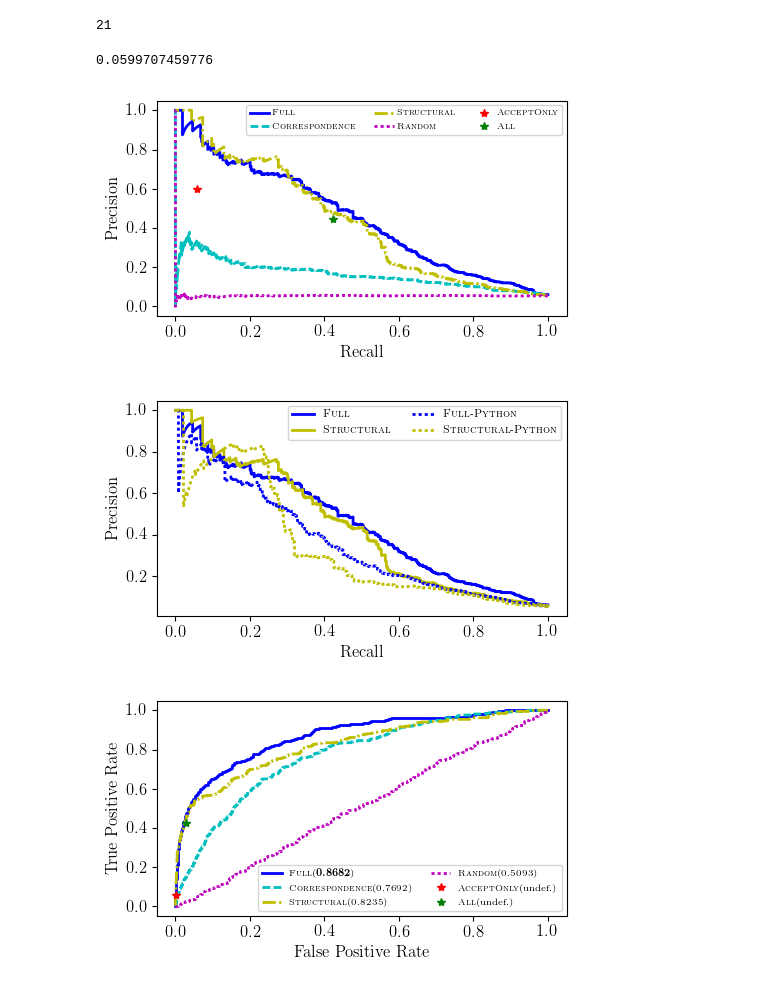
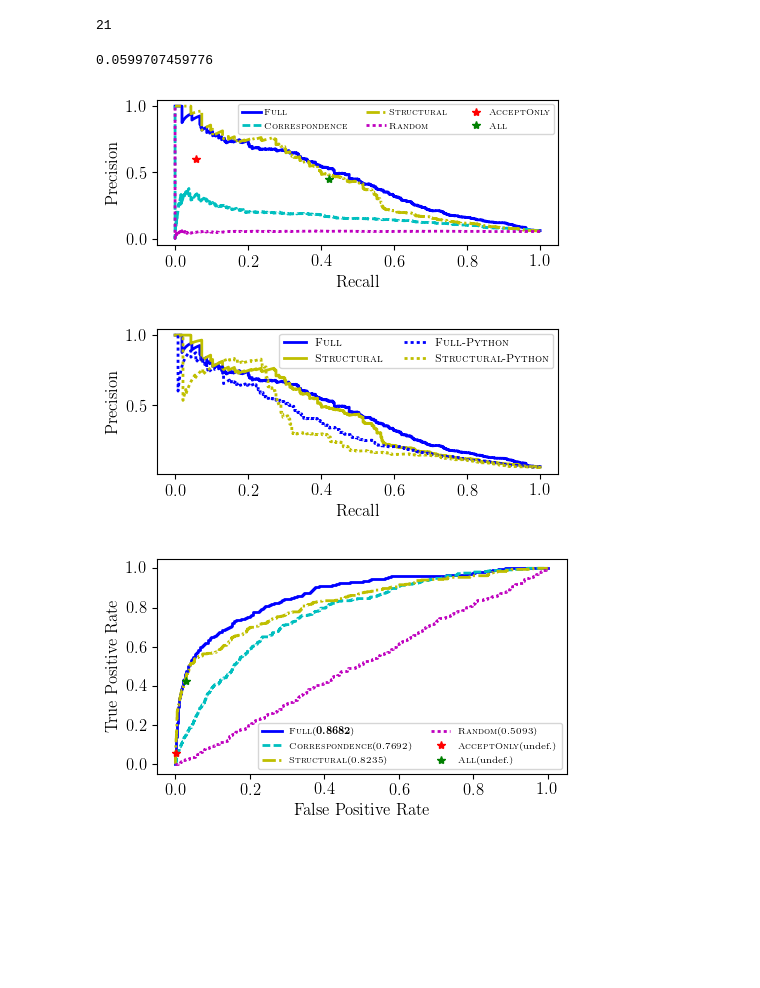
Before and after one commit to neulab/code-mining, a Jupyter notebook: attention_model/lang/java/plot.ipynb, the cells around one changed output. Drawn from its saved outputs; the diff is of its cells as text; code cells hidden in the pictures; blank space fills up the shorter version.

```diff
--- a/attention_model/lang/java/plot.ipynb
+++ b/attention_model/lang/java/plot.ipynb
@@ -78,36 +78,36 @@ recall_acconly_baseline = [sum(y_true_acconly_baseline) / float(sum(y_true_full_
 precision_allpost_baseline = [sum(y_true_allpost_baseline) / float(len(y_true_allpost_baseline))]
 recall_allpost_baseline = [sum(y_true_allpost_baseline) / float(sum(y_true_full_feat))]
 
-plt.figure(figsize=(5, 3))
+plt.figure(figsize=(5, 2.3))
 ax = plt.subplot()
 colors = ['b', 'c', 'y', 'm', 'r', 'g']
 
 pr_full_feat, = plt.plot(recall_full_feat, precision_full_feat, '-', color=colors[0], lw=line_width, markevery=200)
 pr_semi_feat, = plt.plot(recall_semi_feat, precision_semi_feat, '--', color=colors[1], lw=line_width, markevery=200)
 pr_bin_feat, = plt.plot(recall_bin_feat, precision_bin_feat, '-.', color=colors[2], lw=line_width, markevery=200)
 pr_rand, = plt.plot(recall_rand, precision_rand, ':', color=colors[3], lw=line_width, markevery=200)
 pr_acconly_baseline, = plt.plot(recall_acconly_baseline, precision_acconly_baseline, '*', color=colors[4])
 pr_allpost_baseline, = plt.plot(recall_allpost_baseline, precision_allpost_baseline, '*', color=colors[5])
 
 plt.legend((pr_full_feat, pr_semi_feat, pr_bin_feat, pr_rand, pr_acconly_baseline, pr_allpost_baseline),
           (r'\textsc{Full}', r'\textsc{Correspondence}', r'\textsc{Structural}', r'\textsc{Random}', r'\textsc{AcceptOnly}', r'\textsc{All}'),
           scatterpoints=1,
           loc='upper right',
           ncol=3,
           fontsize=7,
           handletextpad=0.3)
 
 #ax.set_xlim([0, 100])
 #ax.set_ylim([0, 100])
 #plt.title('precision-recall curve')
 plt.xlabel(r'Recall')
 plt.ylabel(r'Precision')
 plt.tight_layout()
 plt.savefig('java_pr_curve.pdf', dpi=300)
 plt.show()
 # %% [output]
 0.0599707459776
-[figure, old version]
+[figure, new version]
 # %%
 y_true_transfer_full_feat, scores_transfer_full_feat = get_y_true_and_predictor_scores(transfer_full_feature_samples)
 y_true_transfer_bin_feat, scores_transfer_bin_feat = get_y_true_and_predictor_scores(transfer_bin_feature_samples)
@@ -115,7 +115,7 @@ y_true_transfer_bin_feat, scores_transfer_bin_feat = get_y_true_and_predictor_sc
 precision_transfer_full_feat, recall_transfer_full_feat, _ = precision_recall_curve(y_true_transfer_full_feat, scores_transfer_full_feat)
 precision_transfer_bin_feat, recall_transfer_bin_feat, _ = precision_recall_curve(y_true_transfer_bin_feat, scores_transfer_bin_feat)
 
-plt.figure(figsize=(5, 3))
+plt.figure(figsize=(5, 2.3))
 ax = plt.subplot()
 
 pr_full_feat, = plt.plot(recall_full_feat, precision_full_feat, '-', color=colors[0], lw=line_width)
@@ -138,7 +138,7 @@ plt.tight_layout()
 plt.savefig('java_pr_curve_transfer.pdf', dpi=300)
 plt.show()
 # %% [output]
-[figure, old version]
+[figure, new version]
 # %%
 # precision, recall, thresholds = precision_recall_curve(y_true, probas_pred, pos_label=1)
 # print precision[::-1][:10], full_feature_y[:10]
```
Also changed, not shown: 6 other files.
